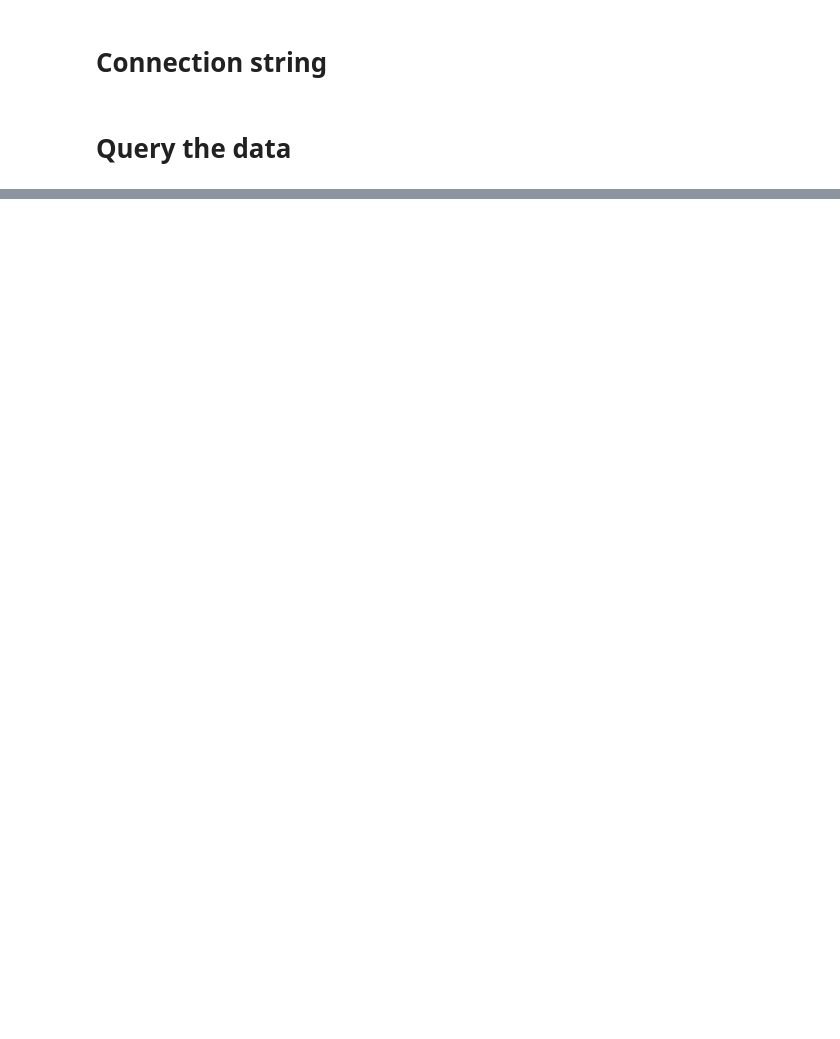
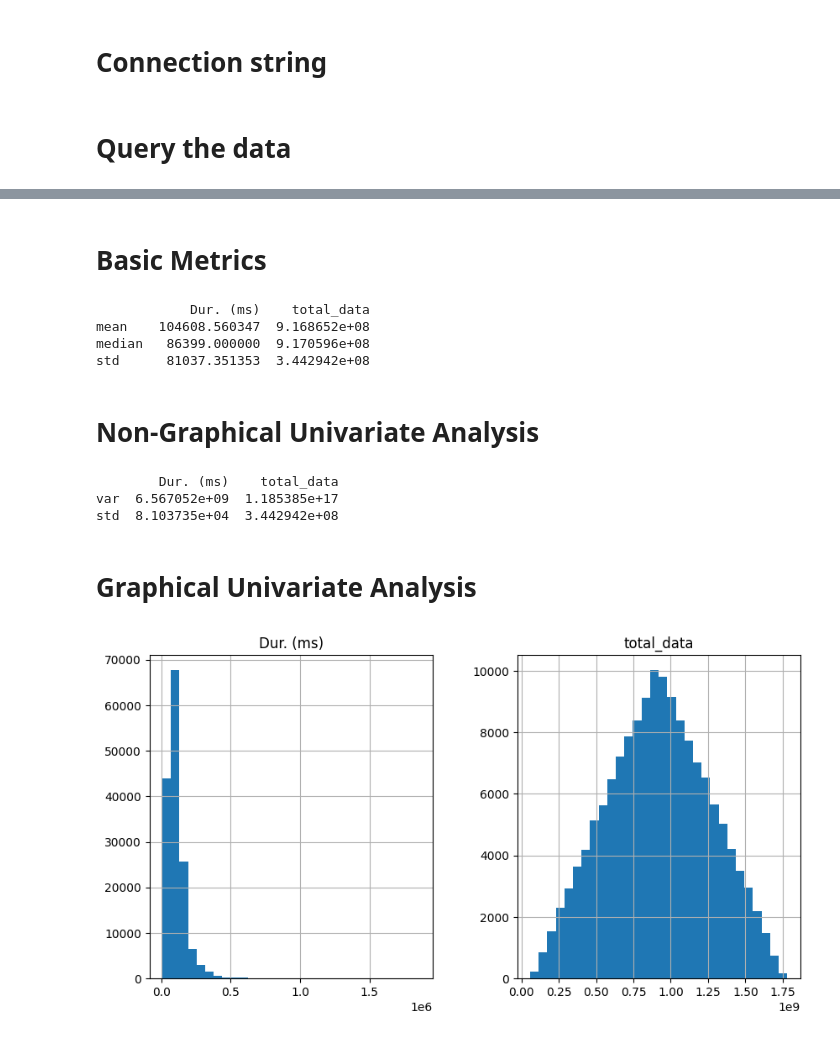
Before and after one commit to YomiyuShambel21/TellCo_Data_Analysis, a Jupyter notebook: notebooks/User Overview Analysis.ipynb, the cells around one changed output, grey strips where cells are left out. Cells and saved outputs as stored; diff of their text form; code cells hidden in the pictures; blank space fills up the shorter version.

Commit message:
task- 1 visual

```diff
--- a/notebooks/User Overview Analysis.ipynb
+++ b/notebooks/User Overview Analysis.ipynb
@@ -31,7 +31,7 @@ db_password_encoded = quote_plus(db_password)
 # %% [markdown]
 # Connection string
 # %%
-connection_string = f'postgresql+psycopg2://{db_user}:{db_password}@{db_host}:{db_port}/{db_name}'
+connection_string = f"postgresql://{db_user}:{db_password_encoded}@{db_host}:{db_port}/{db_name}"
 engine = create_engine(connection_string)
 # %% [markdown]
 # Query the data
@@ -50,0 +161,4 @@ Error loading data: (psycopg2.OperationalError) could not translate host name "e
+# %%
+query = 'SELECT * FROM xdr_data'
+data = pd.read_sql(query, engine)
+print(data.info())
@@ -50,0 +348,18 @@ Error loading data: (psycopg2.OperationalError) could not translate host name "e
+# %%
+import pandas as pd
+
+# Calculate total data (DL + UL)
+data['total_data'] = data[
+    ['Social Media DL (Bytes)', 'Google DL (Bytes)', 'Email DL (Bytes)',
+     'Youtube DL (Bytes)', 'Netflix DL (Bytes)', 'Gaming DL (Bytes)', 'Other DL (Bytes)',
+     'Social Media UL (Bytes)', 'Google UL (Bytes)', 'Email UL (Bytes)',
+     'Youtube UL (Bytes)', 'Netflix UL (Bytes)', 'Gaming UL (Bytes)', 'Other UL (Bytes)']
+].sum(axis=1)
+
+# Segment into deciles based on total duration, dropping duplicate bin edges
+data['duration_decile'] = pd.qcut(data['Dur. (ms)'], 10, labels=False, duplicates='drop')
+
+# Compute total data per decile class
+total_data_per_decile = data.groupby('duration_decile')['total_data'].sum()
+
+print(total_data_per_decile)
@@ -50,0 +378,29 @@ Error loading data: (psycopg2.OperationalError) could not translate host name "e
+# %% [markdown]
+# Basic Metrics
+# %%
+# Calculate mean, median, etc.
+metrics = data[['Dur. (ms)', 'total_data']].agg(['mean', 'median', 'std'])
+print(metrics)
+# %% [output]
+            Dur. (ms)    total_data
+mean    104608.560347  9.168652e+08
+median   86399.000000  9.170596e+08
+std      81037.351353  3.442942e+08
+# %% [markdown]
+# Non-Graphical Univariate Analysis
+# %%
+# Dispersion parameters
+dispersion = data[['Dur. (ms)', 'total_data']].agg(['var', 'std'])
+print(dispersion)
+# %% [output]
+        Dur. (ms)    total_data
+var  6.567052e+09  1.185385e+17
+std  8.103735e+04  3.442942e+08
+# %% [markdown]
+# Graphical Univariate Analysis
+# %%
+# Histograms
+data[['Dur. (ms)', 'total_data']].hist(bins=30, figsize=(10, 5))
+plt.show()
+# %% [output]
+[figure, added]
```
Also changed, not shown: parts of 34 cells of this notebook, 2 other files.
